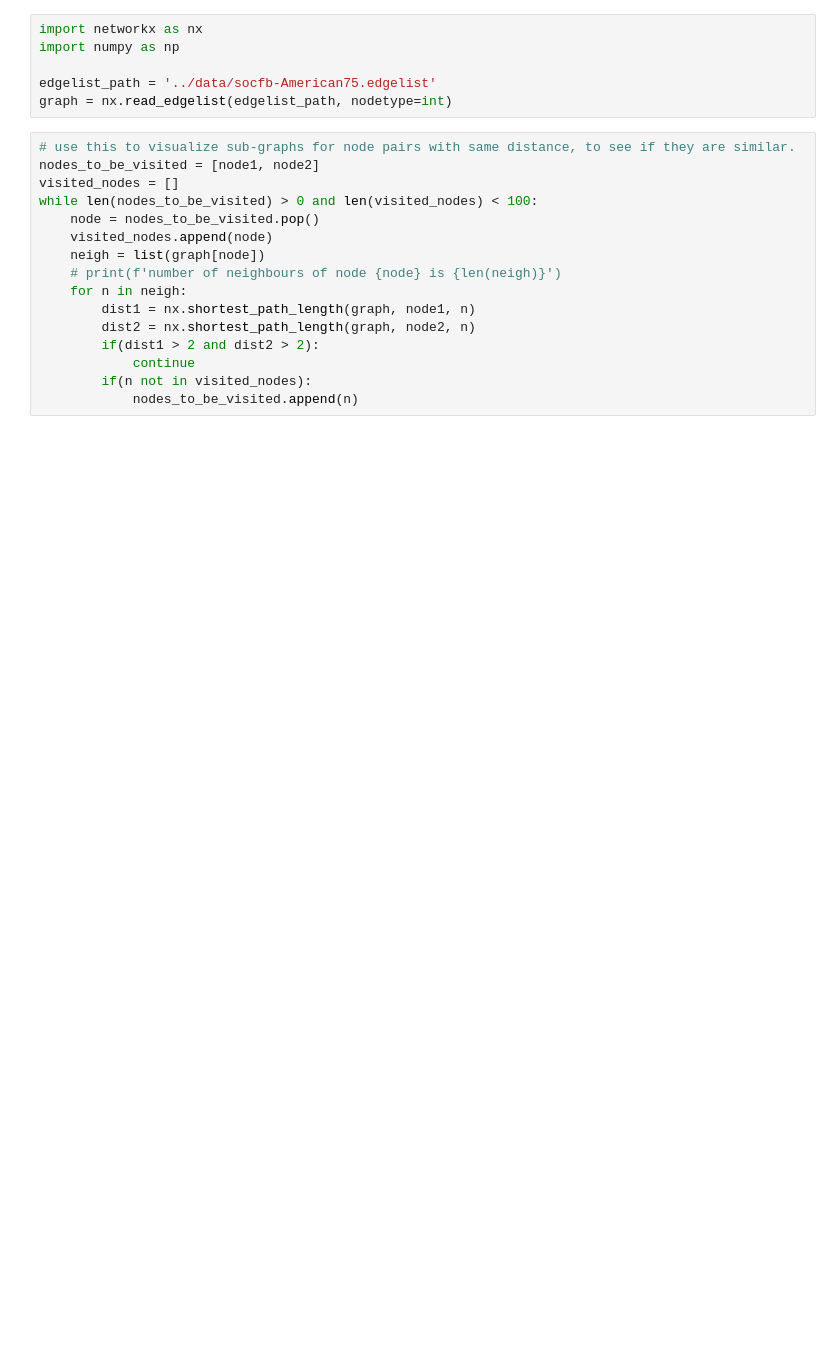
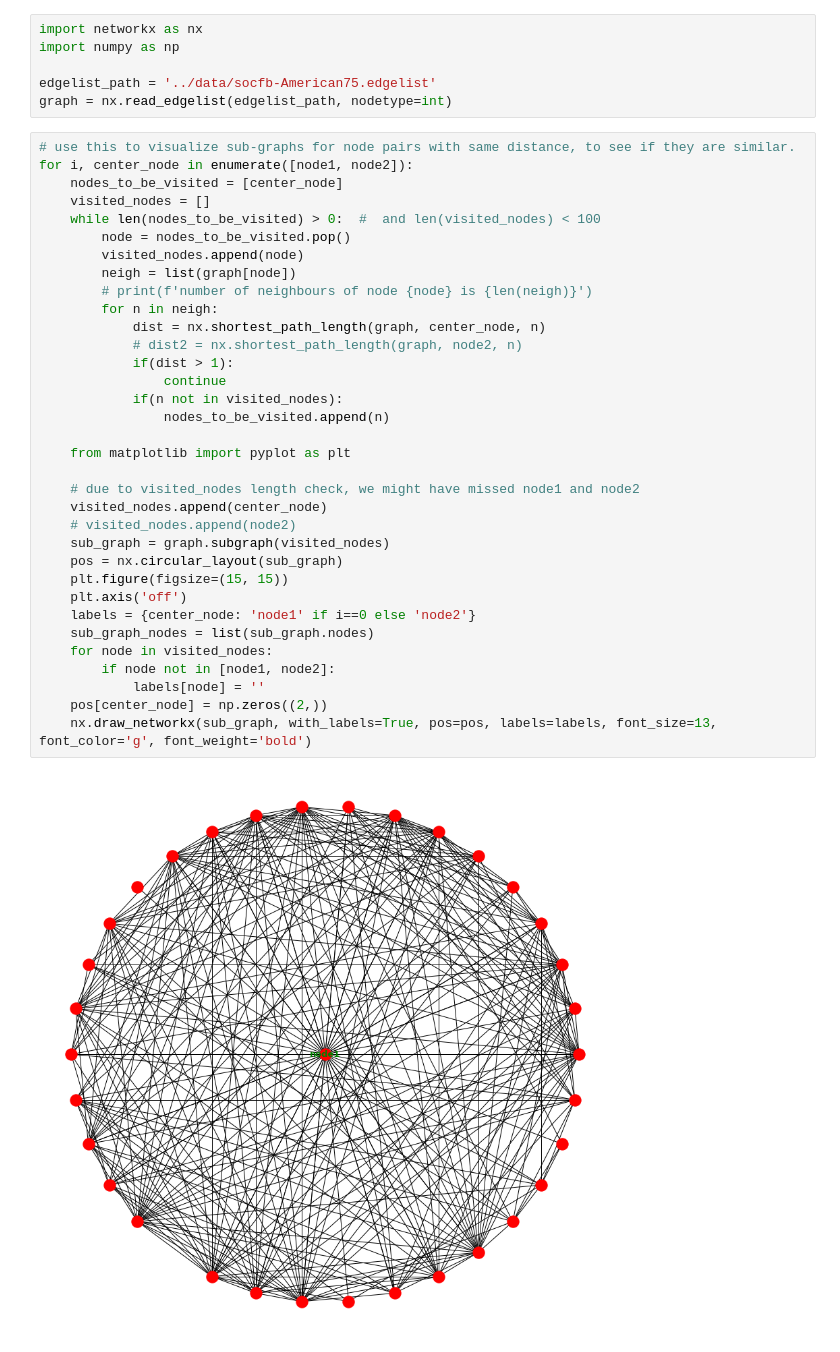
Before and after one commit to nayash/shortest-distance-approx-deep-learning, a Jupyter notebook: src/fun.ipynb, the cells around one changed output. Drawn from its saved outputs; the diff is of its cells as text; blank space fills up the shorter version.

Commit message:
similar nodes sub graph draw

```diff
--- a/src/fun.ipynb
+++ b/src/fun.ipynb
@@ -179,17 +179,37 @@ edgelist_path = '../data/socfb-American75.edgelist'
 graph = nx.read_edgelist(edgelist_path, nodetype=int)
 # %%
 # use this to visualize sub-graphs for node pairs with same distance, to see if they are similar.
-nodes_to_be_visited = [node1, node2]
-visited_nodes = []
-while len(nodes_to_be_visited) > 0 and len(visited_nodes) < 100:
-    node = nodes_to_be_visited.pop()
-    visited_nodes.append(node)
-    neigh = list(graph[node])
-    # print(f'number of neighbours of node {node} is {len(neigh)}')
-    for n in neigh:
-        dist1 = nx.shortest_path_length(graph, node1, n)
-        dist2 = nx.shortest_path_length(graph, node2, n)
-        if(dist1 > 2 and dist2 > 2):
-            continue
-        if(n not in visited_nodes):
-            nodes_to_be_visited.append(n)
+for i, center_node in enumerate([node1, node2]):
+    nodes_to_be_visited = [center_node]
+    visited_nodes = []
+    while len(nodes_to_be_visited) > 0:  #  and len(visited_nodes) < 100
+        node = nodes_to_be_visited.pop()
+        visited_nodes.append(node)
+        neigh = list(graph[node])
+        # print(f'number of neighbours of node {node} is {len(neigh)}')
+        for n in neigh:
+            dist = nx.shortest_path_length(graph, center_node, n)
+            # dist2 = nx.shortest_path_length(graph, node2, n)
+            if(dist > 1):
+                continue
+            if(n not in visited_nodes):
+                nodes_to_be_visited.append(n)
+
+    from matplotlib import pyplot as plt
+
+    # due to visited_nodes length check, we might have missed node1 and node2
+    visited_nodes.append(center_node)
+    # visited_nodes.append(node2)
+    sub_graph = graph.subgraph(visited_nodes)
+    pos = nx.circular_layout(sub_graph)
+    plt.figure(figsize=(15, 15))
+    plt.axis('off')
+    labels = {center_node: 'node1' if i==0 else 'node2'}
+    sub_graph_nodes = list(sub_graph.nodes)
+    for node in visited_nodes:
+        if node not in [node1, node2]:
+            labels[node] = ''
+    pos[center_node] = np.zeros((2,))
+    nx.draw_networkx(sub_graph, with_labels=True, pos=pos, labels=labels, font_size=13, font_color='g', font_weight='bold')
+# %% [output]
+[figure, added]
```
Also changed, not shown: parts of 8 cells of this notebook.
